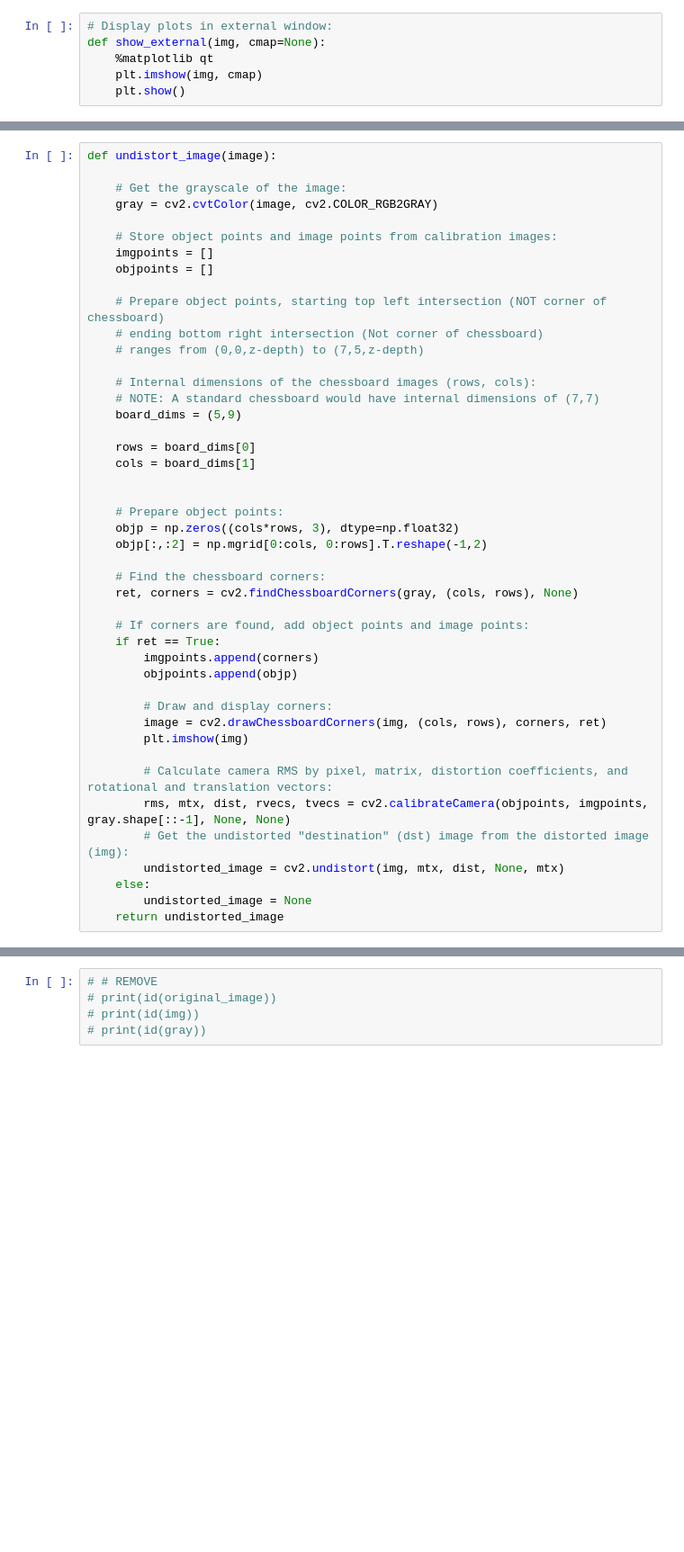
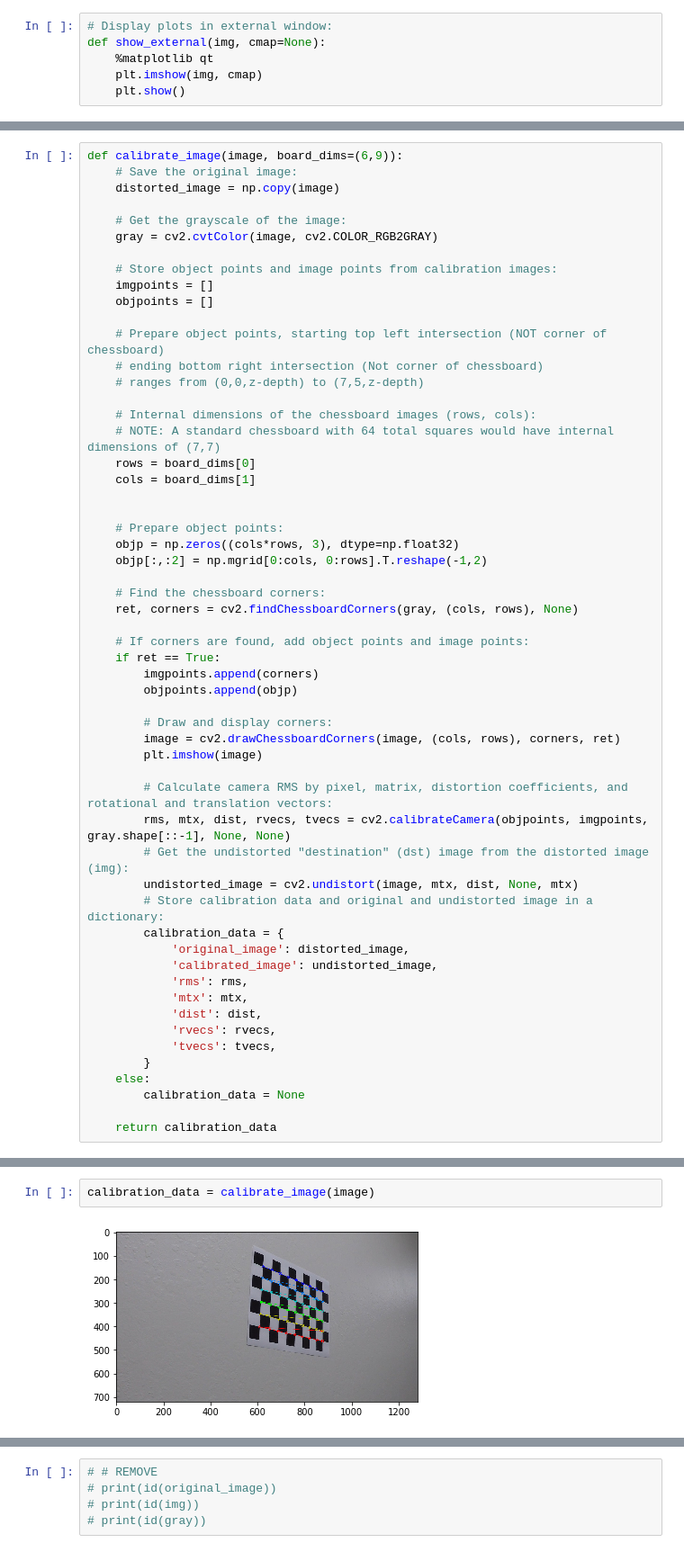
Before and after one commit to tyler-lewis-udacity/Advanced_Lane_Finding, a Jupyter notebook: P4_advanced_lane_finding.ipynb, the cells around one changed output, grey strips where cells are left out. Shown: that part at 90% size. Saved outputs shown, nothing was run; the diff lists cells and outputs as text; blank space fills up the shorter version.

```diff
--- a/P4_advanced_lane_finding.ipynb
+++ b/P4_advanced_lane_finding.ipynb
@@ -65,5 +31,7 @@ def get_images_from_folder(folder_name='camera_cal'):
 # %%
-def undistort_image(image):
+def calibrate_image(image, board_dims=(6,9)):
+    # Save the original image:
+    distorted_image = np.copy(image)
 
     # Get the grayscale of the image:
     gray = cv2.cvtColor(image, cv2.COLOR_RGB2GRAY)
@@ -77,9 +45,7 @@ def undistort_image(image):
     # ranges from (0,0,z-depth) to (7,5,z-depth)
 
     # Internal dimensions of the chessboard images (rows, cols):
-    # NOTE: A standard chessboard would have internal dimensions of (7,7)
-    board_dims = (5,9)
-
+    # NOTE: A standard chessboard with 64 total squares would have internal dimensions of (7,7)
     rows = board_dims[0]
     cols = board_dims[1]
 
@@ -97,13 +63,24 @@ def undistort_image(image):
         objpoints.append(objp)
 
         # Draw and display corners:
-        image = cv2.drawChessboardCorners(img, (cols, rows), corners, ret)
-        plt.imshow(img)
+        image = cv2.drawChessboardCorners(image, (cols, rows), corners, ret)
+        plt.imshow(image)
 
         # Calculate camera RMS by pixel, matrix, distortion coefficients, and rotational and translation vectors:
         rms, mtx, dist, rvecs, tvecs = cv2.calibrateCamera(objpoints, imgpoints, gray.shape[::-1], None, None)
         # Get the undistorted "destination" (dst) image from the distorted image (img):
-        undistorted_image = cv2.undistort(img, mtx, dist, None, mtx)
+        undistorted_image = cv2.undistort(image, mtx, dist, None, mtx)
+        # Store calibration data and original and undistorted image in a dictionary:
+        calibration_data = {
+            'original_image': distorted_image,
+            'calibrated_image': undistorted_image,
+            'rms': rms,
+            'mtx': mtx,
+            'dist': dist,
+            'rvecs': rvecs,
+            'tvecs': tvecs,
+        }
     else:
-        undistorted_image = None
-    return undistorted_image
+        calibration_data = None
+
+    return calibration_data
@@ -112,3 +99,7 @@ def undistort_images():
+# %%
+calibration_data = calibrate_image(image)
+# %% [output]
+[figure, added]
 # %%
 # Read in an image and add a grayscaled version of that image:
 original_image = mpimg.imread('./camera_cal/calibration1.jpg')
```
Also changed, not shown: parts of 13 cells of this notebook, 9 other files.
